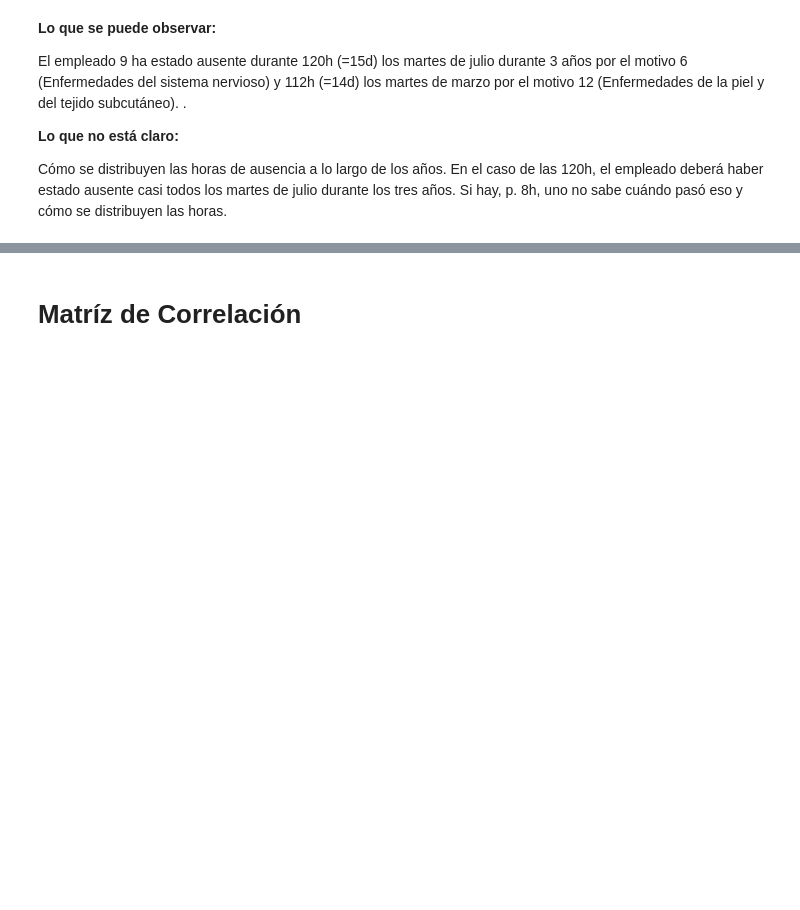
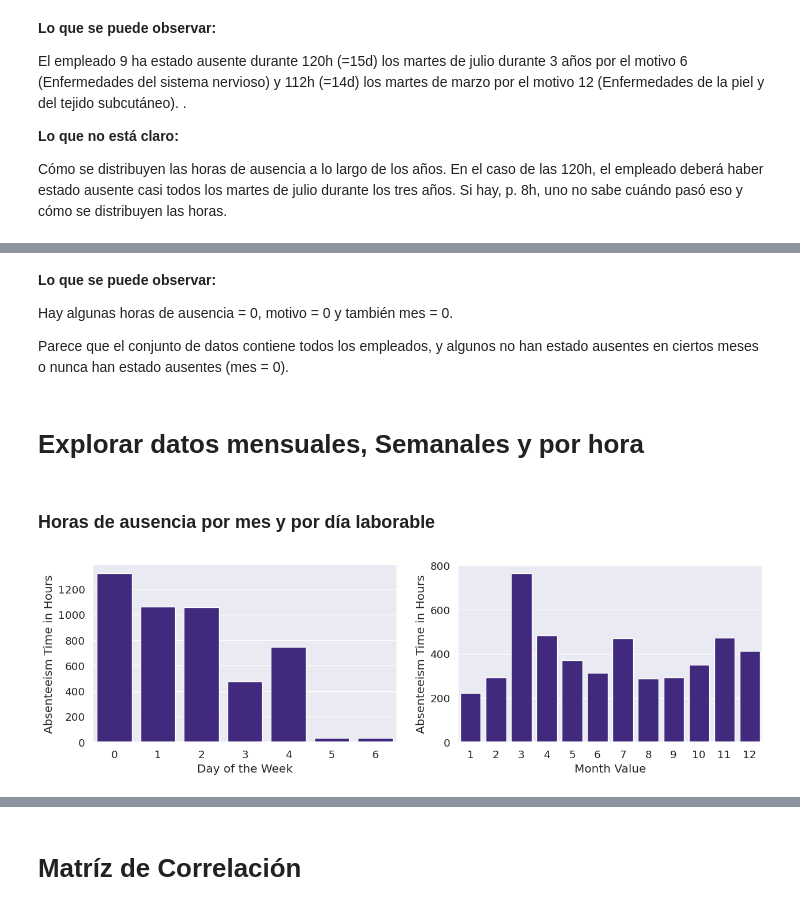
Before and after one commit to christmasv/Proyectos-de-ML, a Jupyter notebook: absentismo_modelo_rlogistica.ipynb, the cells around one changed output, grey strips where cells are left out. Saved outputs shown, nothing was run; the diff lists cells and outputs as text; code cells hidden in the pictures; blank space fills up the shorter version.

```diff
--- a/absentismo_modelo_rlogistica.ipynb
+++ b/absentismo_modelo_rlogistica.ipynb
@@ -47,6 +47,11 @@ from sklearn.metrics import roc_curve, accuracy_score, roc_auc_score
 
 import statsmodels.api as sm
 from imblearn.over_sampling import SMOTE, ADASYN, BorderlineSMOTE
+# %%
+## configuracion inicial viz ##
+sns.set(font_scale=1.2)
+col = '#3B1C8C'
+cm = 'viridis'
 # %%
 # Definiendo directorio de datos
 try:
@@ -285,0 +305,23 @@ Cómo se distribuyen las horas de ausencia a lo largo de los años. En el caso d
+# %% [markdown]
+**Lo que se puede observar:**
+
+Hay algunas horas de ausencia = 0, motivo = 0 y también mes = 0.
+
+Parece que el conjunto de datos contiene todos los empleados, y algunos no han estado ausentes en ciertos meses o nunca han estado ausentes (mes = 0).
+# %% [markdown]
+# **Explorar datos mensuales, Semanales y por hora**
+# %% [markdown]
+### **Horas de ausencia por mes y por día laborable**
+# %%
+plt.figure(figsize = (15,4))
+plt.subplot(1, 2, 1)
+sns.barplot(x = data.groupby(['Day of the Week'])['Absenteeism Time in Hours'].sum().index,
+            y = data.groupby(['Day of the Week'])['Absenteeism Time in Hours'].sum(),
+            color = col)
+plt.subplot(1, 2, 2)
+sns.barplot(x = data.groupby(['Month Value'])['Absenteeism Time in Hours'].sum().index,
+            y = data.groupby(['Month Value'])['Absenteeism Time in Hours'].sum(),
+            color = col)
+plt.show()
+# %% [output]
+[figure, added]
```
Also changed, not shown: parts of 19 cells of this notebook.
